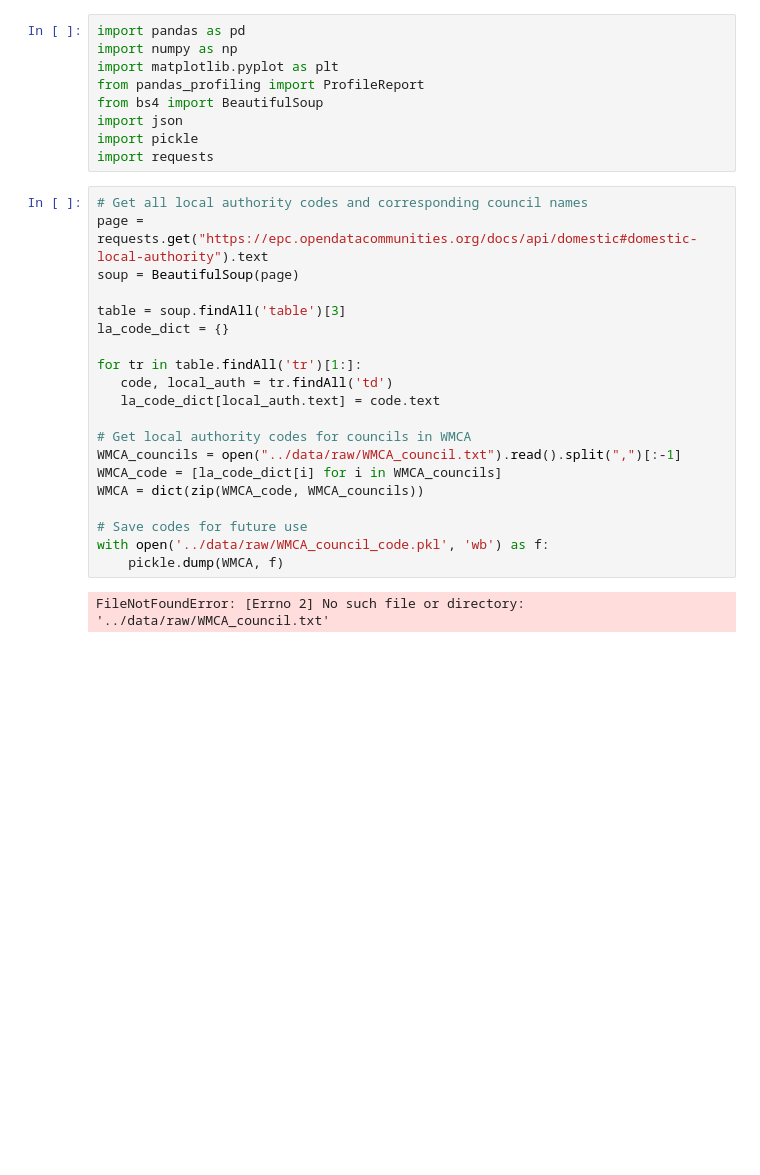
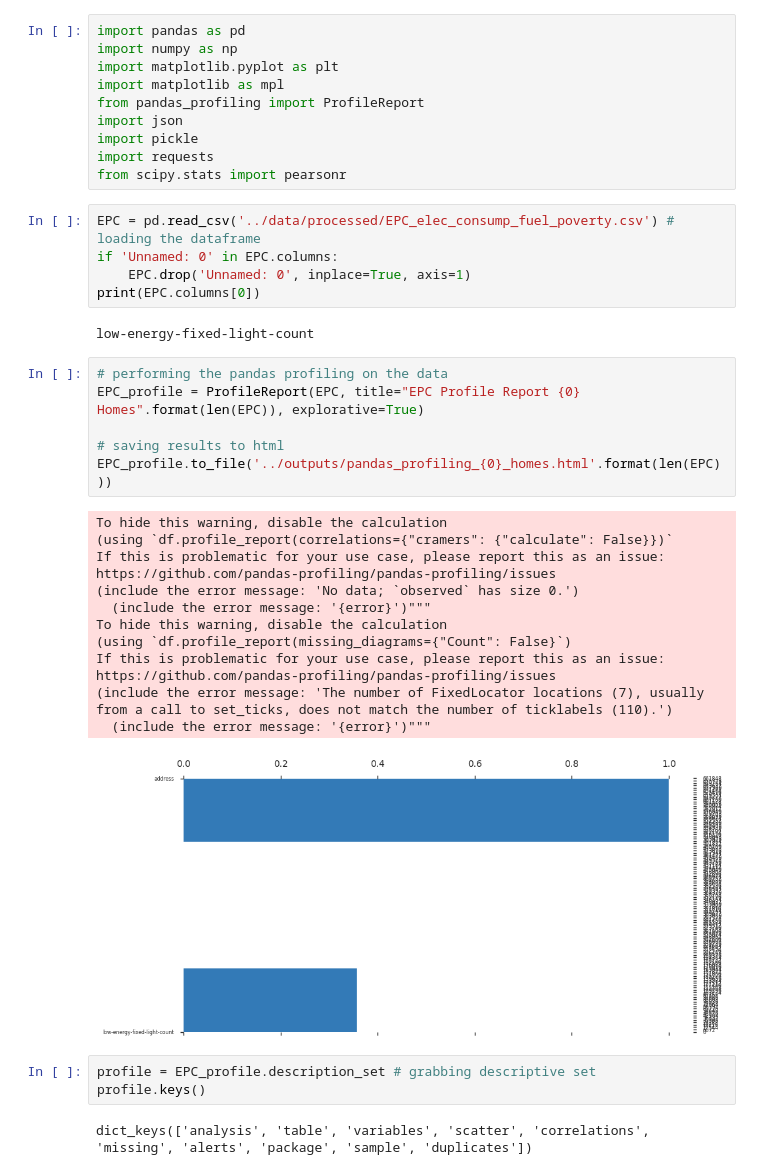
Before and after one commit to mikecoughlan/DSSG_WMCA, a Jupyter notebook: notebooks/EPC_EDA.ipynb, the cells around one changed output. Saved outputs shown, nothing was run; the diff lists cells and outputs as text; blank space fills up the shorter version.

Commit message:
updating notebook and data files

```diff
--- a/notebooks/EPC_EDA.ipynb
+++ b/notebooks/EPC_EDA.ipynb
@@ -2,30 +2,41 @@
 import pandas as pd
 import numpy as np
 import matplotlib.pyplot as plt
+import matplotlib as mpl
 from pandas_profiling import ProfileReport
-from bs4 import BeautifulSoup
 import json
 import pickle
 import requests
+from scipy.stats import pearsonr
-# %%
-# Get all local authority codes and corresponding council names
-page = requests.get("https://epc.opendatacommunities.org/docs/api/domestic#domestic-local-authority").text
-soup = BeautifulSoup(page)
-
-table = soup.findAll('table')[3]
-la_code_dict = {}
-
-for tr in table.findAll('tr')[1:]:
-   code, local_auth = tr.findAll('td')
-   la_code_dict[local_auth.text] = code.text
-
-# Get local authority codes for councils in WMCA
-WMCA_councils = open("../data/raw/WMCA_council.txt").read().split(",")[:-1]
-WMCA_code = [la_code_dict[i] for i in WMCA_councils]
-WMCA = dict(zip(WMCA_code, WMCA_councils))
-
-# Save codes for future use
-with open('../data/raw/WMCA_council_code.pkl', 'wb') as f:
-    pickle.dump(WMCA, f)
-# %% [output]
-FileNotFoundError: [Errno 2] No such file or directory: '../data/raw/WMCA_council.txt'
+# %%
+EPC = pd.read_csv('../data/processed/EPC_elec_consump_fuel_poverty.csv') # loading the dataframe
+if 'Unnamed: 0' in EPC.columns:
+    EPC.drop('Unnamed: 0', inplace=True, axis=1)
+print(EPC.columns[0])
+# %% [output]
+low-energy-fixed-light-count
+# %%
+# performing the pandas profiling on the data
+EPC_profile = ProfileReport(EPC, title="EPC Profile Report {0} Homes".format(len(EPC)), explorative=True)
+
+# saving results to html
+EPC_profile.to_file('../outputs/pandas_profiling_{0}_homes.html'.format(len(EPC)))
+# %% [output]
+To hide this warning, disable the calculation
+(using `df.profile_report(correlations={"cramers": {"calculate": False}})`
+If this is problematic for your use case, please report this as an issue:
+https://github.com/pandas-profiling/pandas-profiling/issues
+(include the error message: 'No data; `observed` has size 0.')
+  (include the error message: '{error}')"""
+To hide this warning, disable the calculation
+(using `df.profile_report(missing_diagrams={"Count": False}`)
+If this is problematic for your use case, please report this as an issue:
+https://github.com/pandas-profiling/pandas-profiling/issues
+(include the error message: 'The number of FixedLocator locations (7), usually from a call to set_ticks, does not match the number of ticklabels (110).')
+  (include the error message: '{error}')"""
+[figure, added]
+# %%
+profile = EPC_profile.description_set # grabbing descriptive set
+profile.keys()
+# %% [output]
+dict_keys(['analysis', 'table', 'variables', 'scatter', 'correlations', 'missing', 'alerts', 'package', 'sample', 'duplicates'])
```
Also changed, not shown: parts of 7 cells of this notebook, 10 other files.
